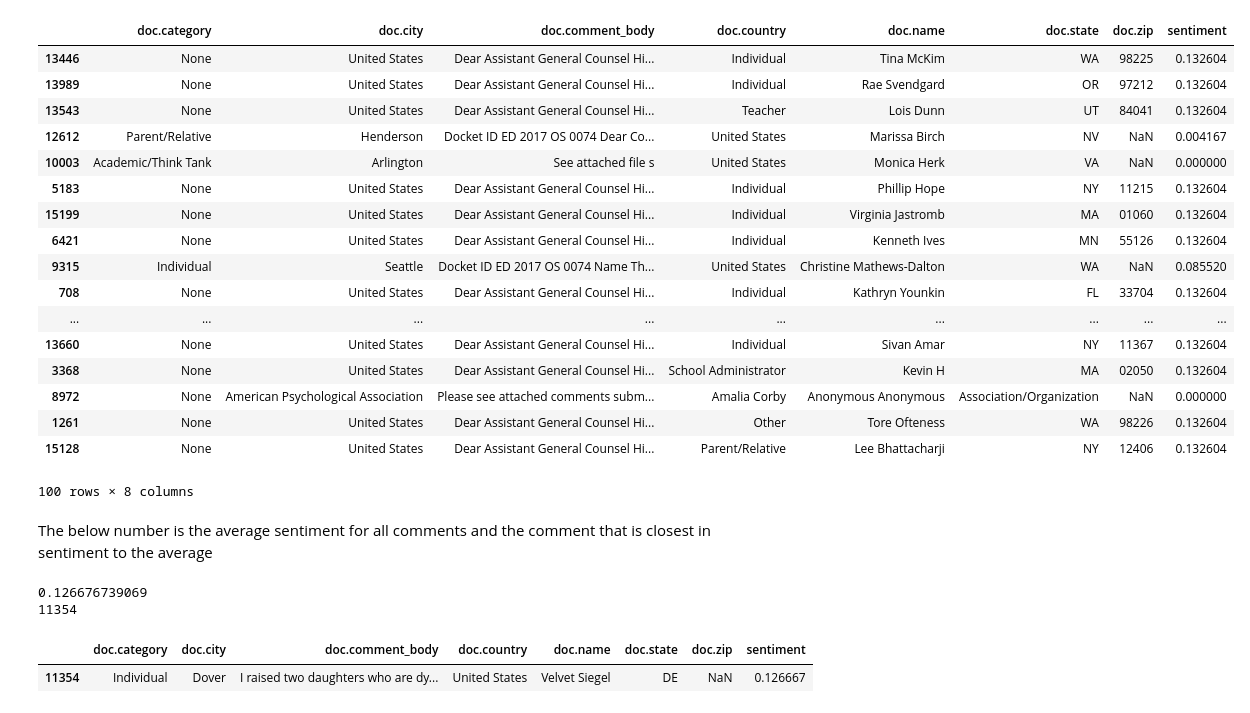
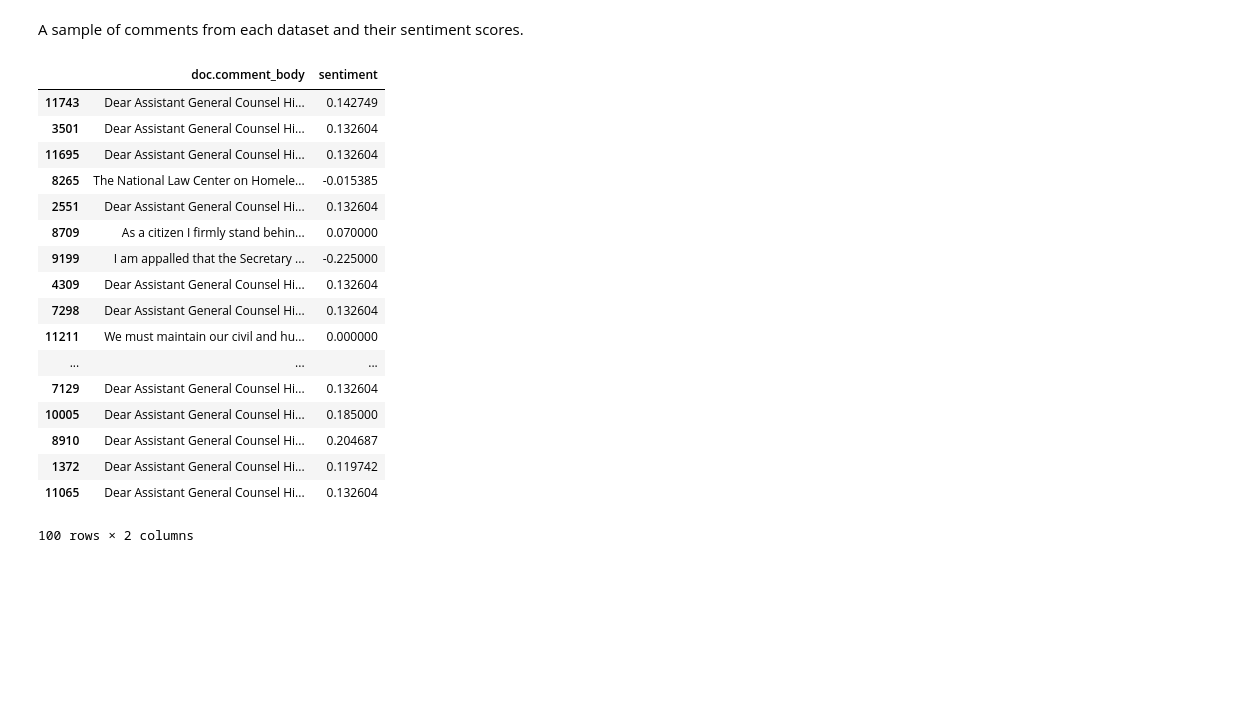
Before and after one commit to Nishnha/Title-IX-Call-for-Comments-Analysis, a Jupyter notebook: Title IX Sentiment Analysis.ipynb, the cells around one changed output. Cells and saved outputs as stored; diff of their text form; code cells hidden in the pictures; blank space fills up the shorter version.

```diff
--- a/Title IX Sentiment Analysis.ipynb
+++ b/Title IX Sentiment Analysis.ipynb
@@ -37,38 +49,24 @@ data['doc.comment_body'] = data['doc.comment_body'].map(remove_links)
+# %% [markdown]
+A sample of comments from each dataset and their sentiment scores.
 # %%
-data['sentiment'] = data.apply(lambda x: TextBlob(str(x['doc.comment_body'])).sentiment.polarity, axis=1)
 with pandas.option_context('display.max_columns', 14, 'display.max_colwidth', 5000):
-    display(data.sample(100))
+    display(data[['doc.comment_body', 'sentiment']].sample(100))
 # %% [output]
-|  | doc.category | doc.city | doc.comment_body | doc.country | doc.name | doc.state | doc.zip | sentiment |
-| 13446 | None | United States | Dear Assistant General Counsel Hi... | Individual | Tina McKim | WA | 98225 | 0.132604 |
-| 13989 | None | United States | Dear Assistant General Counsel Hi... | Individual | Rae Svendgard | OR | 97212 | 0.132604 |
-| 13543 | None | United States | Dear Assistant General Counsel Hi... | Teacher | Lois Dunn | UT | 84041 | 0.132604 |
-| 12612 | Parent/Relative | Henderson | Docket ID ED 2017 OS 0074 Dear Co... | United States | Marissa Birch | NV | NaN | 0.004167 |
-| 10003 | Academic/Think Tank | Arlington | See attached file s | United States | Monica Herk | VA | NaN | 0.000000 |
-| 5183 | None | United States | Dear Assistant General Counsel Hi... | Individual | Phillip Hope | NY | 11215 | 0.132604 |
-| 15199 | None | United States | Dear Assistant General Counsel Hi... | Individual | Virginia Jastromb | MA | 01060 | 0.132604 |
-| 6421 | None | United States | Dear Assistant General Counsel Hi... | Individual | Kenneth Ives | MN | 55126 | 0.132604 |
-| 9315 | Individual | Seattle | Docket ID ED 2017 OS 0074 Name Th... | United States | Christine Mathews-Dalton | WA | NaN | 0.085520 |
-| 708 | None | United States | Dear Assistant General Counsel Hi... | Individual | Kathryn Younkin | FL | 33704 | 0.132604 |
-| ... | ... | ... | ... | ... | ... | ... | ... | ... |
-| 13660 | None | United States | Dear Assistant General Counsel Hi... | Individual | Sivan Amar | NY | 11367 | 0.132604 |
-| 3368 | None | United States | Dear Assistant General Counsel Hi... | School Administrator | Kevin H | MA | 02050 | 0.132604 |
-| 8972 | None | American Psychological Association | Please see attached comments subm... | Amalia Corby | Anonymous Anonymous | Association/Organization | NaN | 0.000000 |
-| 1261 | None | United States | Dear Assistant General Counsel Hi... | Other | Tore Ofteness | WA | 98226 | 0.132604 |
-| 15128 | None | United States | Dear Assistant General Counsel Hi... | Parent/Relative | Lee Bhattacharji | NY | 12406 | 0.132604 |
+|  | doc.comment_body | sentiment |
+| 11743 | Dear Assistant General Counsel Hi... | 0.142749 |
+| 3501 | Dear Assistant General Counsel Hi... | 0.132604 |
+| 11695 | Dear Assistant General Counsel Hi... | 0.132604 |
+| 8265 | The National Law Center on Homele... | -0.015385 |
+| 2551 | Dear Assistant General Counsel Hi... | 0.132604 |
+| 8709 | As a citizen I firmly stand behin... | 0.070000 |
+| 9199 | I am appalled that the Secretary ... | -0.225000 |
+| 4309 | Dear Assistant General Counsel Hi... | 0.132604 |
+| 7298 | Dear Assistant General Counsel Hi... | 0.132604 |
+| 11211 | We must maintain our civil and hu... | 0.000000 |
+| ... | ... | ... |
+| 7129 | Dear Assistant General Counsel Hi... | 0.132604 |
+| 10005 | Dear Assistant General Counsel Hi... | 0.185000 |
+| 8910 | Dear Assistant General Counsel Hi... | 0.204687 |
+| 1372 | Dear Assistant General Counsel Hi... | 0.119742 |
+| 11065 | Dear Assistant General Counsel Hi... | 0.132604 |
-100 rows × 8 columns
+100 rows × 2 columns
-# %% [markdown]
-The below number is the average sentiment for all comments and the comment that is closest in sentiment to the average
-# %%
-avg_sentiment = data['sentiment'].sum() / len(data.index)
-print(avg_sentiment)
-
-closest_sentiment = (np.abs(data['sentiment'] - avg_sentiment)).idxmin()
-print(closest_sentiment)
-with pandas.option_context('display.max_colwidth', 5000):
-    display(data.iloc[[closest_sentiment]])
-# %% [output]
-0.126676739069
-11354
-|  | doc.category | doc.city | doc.comment_body | doc.country | doc.name | doc.state | doc.zip | sentiment |
-| 11354 | Individual | Dover | I raised two daughters who are dy... | United States | Velvet Siegel | DE | NaN | 0.126667 |
```
Also changed, not shown: parts of 16 cells of this notebook, 8 other files.
